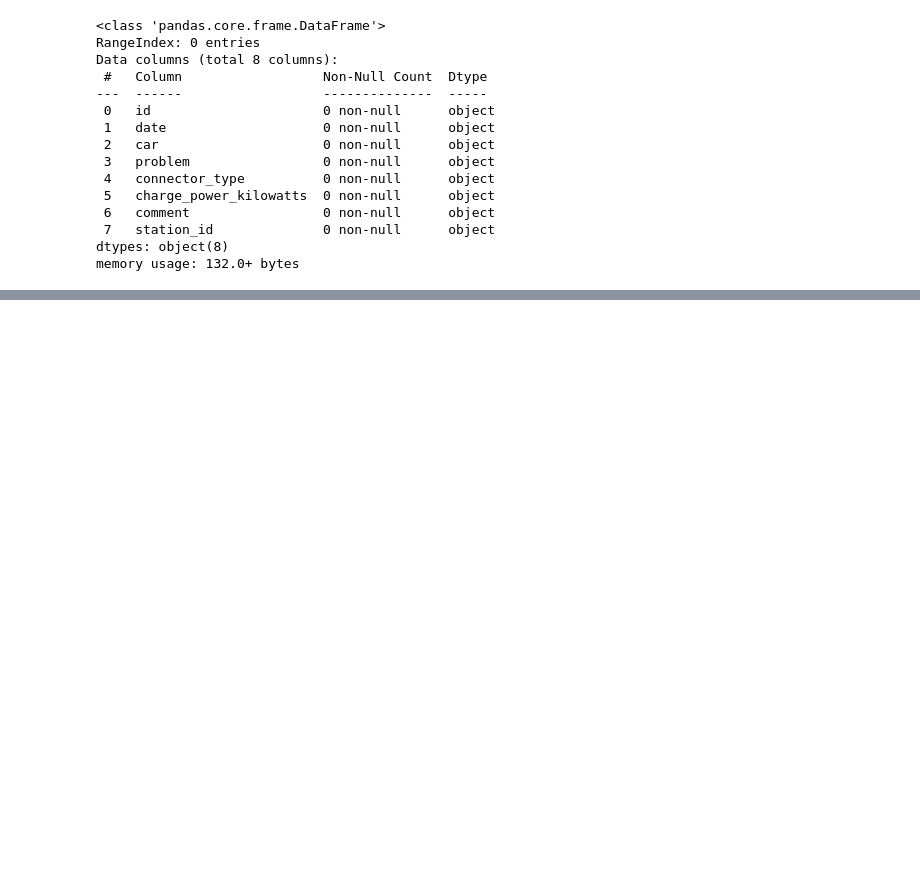
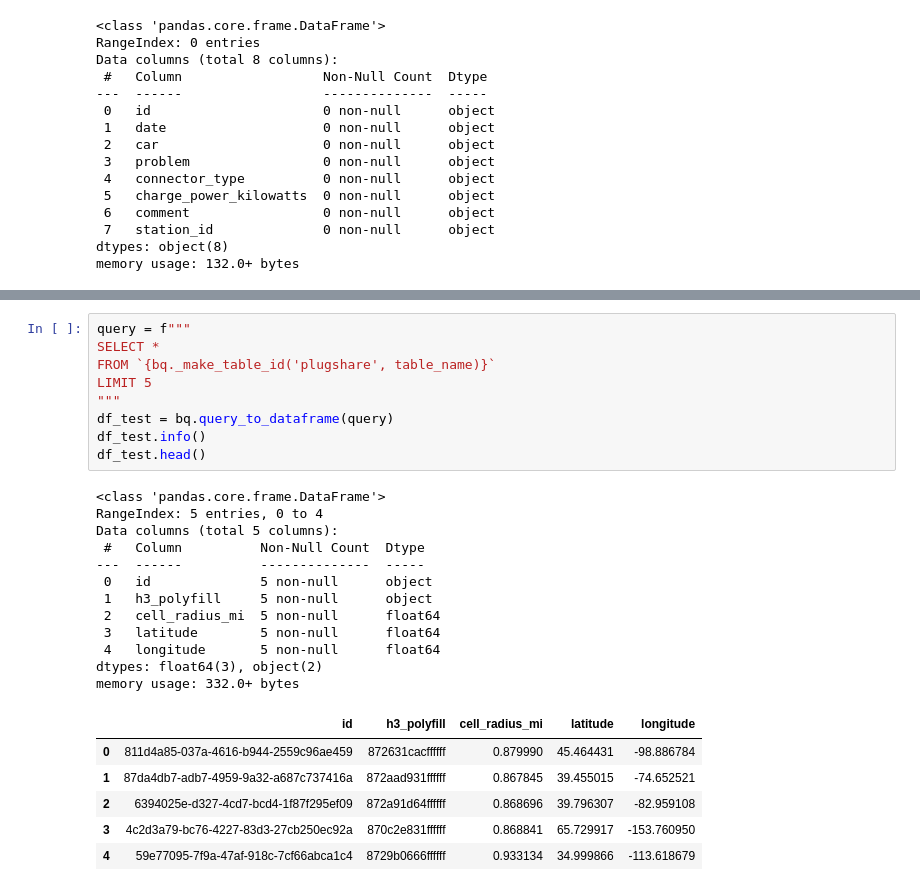
Before and after one commit to emigre459/evlens, a Jupyter notebook: notebooks/exploratory/0.3-DWRM-GCloud.ipynb, the cells around one changed output, grey strips where cells are left out. Cells and saved outputs as stored; diff of their text form; blank space fills up the shorter version.

```diff
--- a/notebooks/exploratory/0.3-DWRM-GCloud.ipynb
+++ b/notebooks/exploratory/0.3-DWRM-GCloud.ipynb
@@ -339,0 +522,28 @@ memory usage: 132.0+ bytes
+# %%
+query = f"""
+SELECT *
+FROM `{bq._make_table_id('plugshare', table_name)}`
+LIMIT 5
+"""
+df_test = bq.query_to_dataframe(query)
+df_test.info()
+df_test.head()
+# %% [output]
+<class 'pandas.core.frame.DataFrame'>
+RangeIndex: 5 entries, 0 to 4
+Data columns (total 5 columns):
+ #   Column          Non-Null Count  Dtype
+---  ------          --------------  -----
+ 0   id              5 non-null      object
+ 1   h3_polyfill     5 non-null      object
+ 2   cell_radius_mi  5 non-null      float64
+ 3   latitude        5 non-null      float64
+ 4   longitude       5 non-null      float64
+dtypes: float64(3), object(2)
+memory usage: 332.0+ bytes
+|  | id | h3_polyfill | cell_radius_mi | latitude | longitude |
+| 0 | 811d4a85-037a-4616-b944-2559c96ae459 | 872631cacffffff | 0.879990 | 45.464431 | -98.886784 |
+| 1 | 87da4db7-adb7-4959-9a32-a687c737416a | 872aad931ffffff | 0.867845 | 39.455015 | -74.652521 |
+| 2 | 6394025e-d327-4cd7-bcd4-1f87f295ef09 | 872a91d64ffffff | 0.868696 | 39.796307 | -82.959108 |
+| 3 | 4c2d3a79-bc76-4227-83d3-27cb250ec92a | 870c2e831ffffff | 0.868841 | 65.729917 | -153.760950 |
+| 4 | 59e77095-7f9a-47af-918c-7cf66abca1c4 | 8729b0666ffffff | 0.933134 | 34.999866 | -113.618679 |
```
Also changed, not shown: parts of 25 cells of this notebook, 2 other files.
